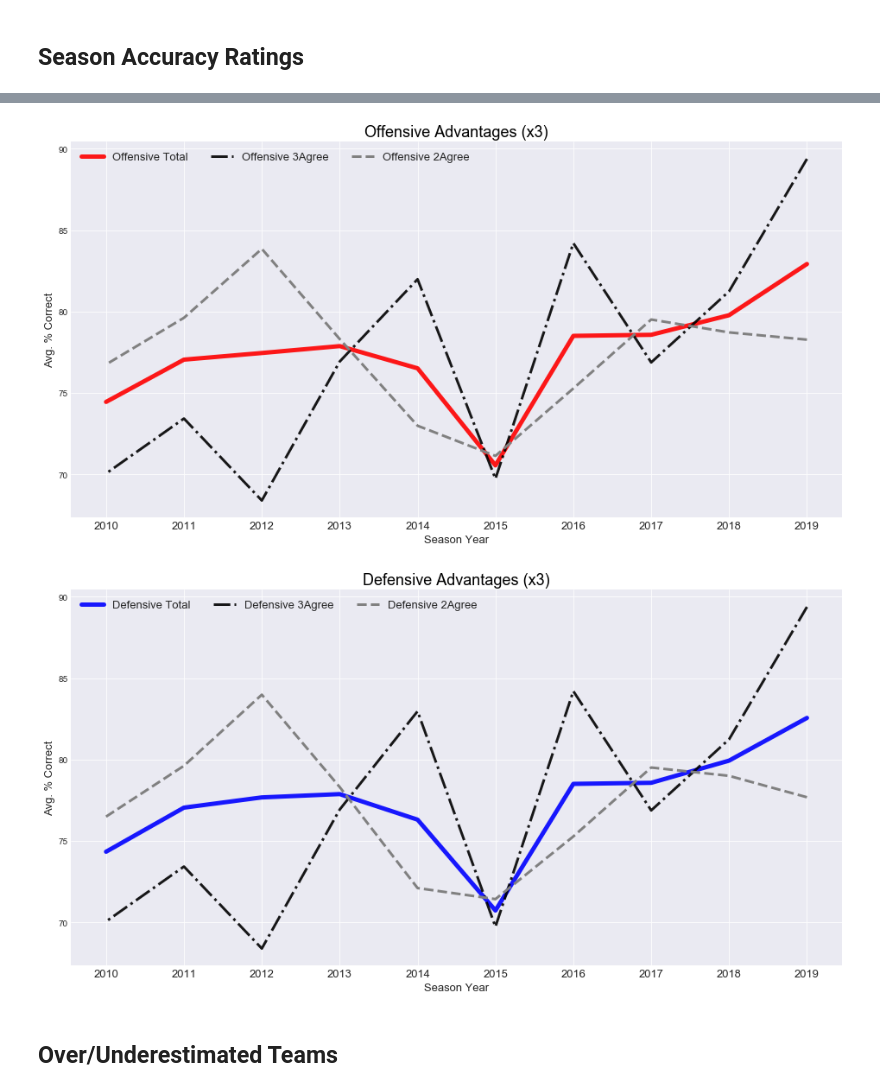
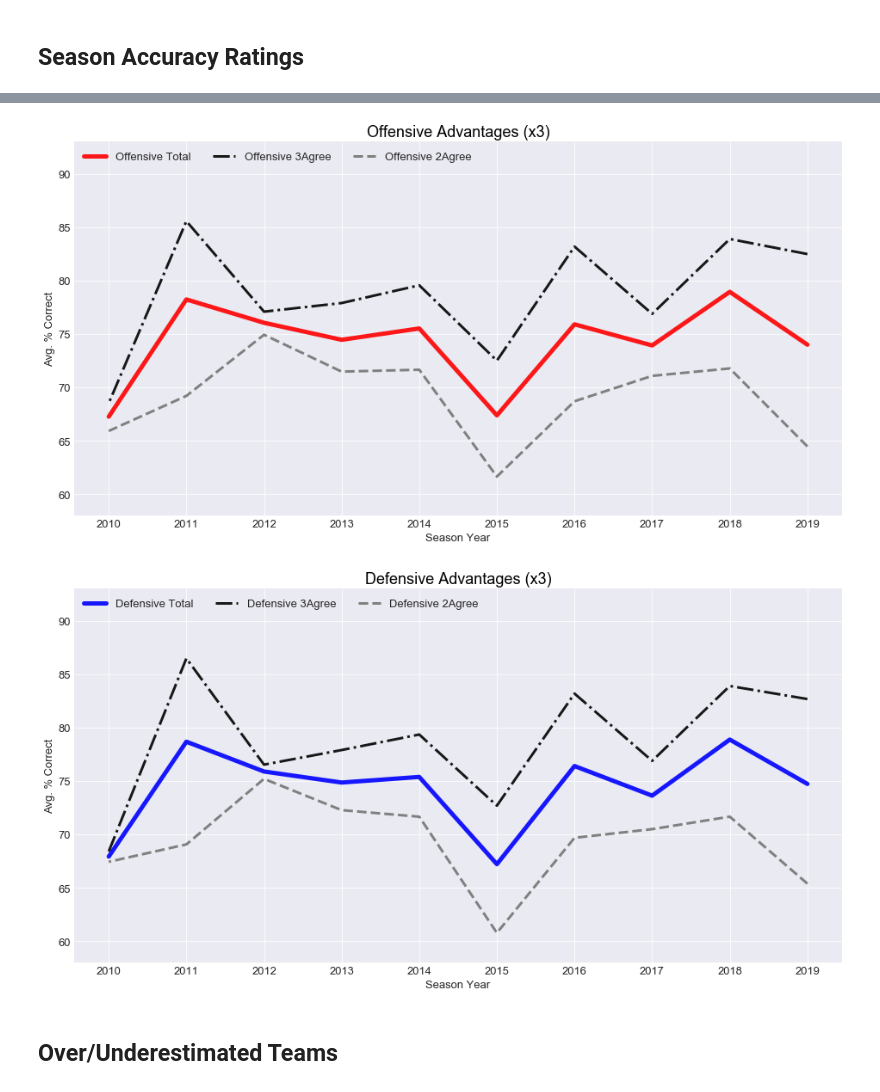
Before and after one commit to amnichols93/final_project, a Jupyter notebook: analyzing.ipynb, the cells around one changed output, grey strips where cells are left out. Saved outputs shown, nothing was run; the diff lists cells and outputs as text; code cells hidden in the pictures.

```diff
--- a/analyzing.ipynb
+++ b/analyzing.ipynb
@@ -177,6 +177,9 @@ def weekly_win_rate(weekly_df, team, opponent):
     if base_week_rate > opp_week_rate:
         weekrate_winner = team
         weekrate_perc = (base_week_rate/(base_week_rate + opp_week_rate)) * 100
+    elif base_week_rate == opp_week_rate:
+        weekrate_winner = 'Even'
+        weekrate_perc = 50
     else:
         weekrate_winner = opponent
         weekrate_perc = (opp_week_rate/(base_week_rate + opp_week_rate)) * 100
@@ -565,7 +587,6 @@ def method_accuracy(weekly_df, year=2020, adv='none'):
             if len(game_df) == 0:
                 pass
             else:
-                # print(f'{team} v. {opponent}')
                 base_majperc = majperc(df=weekly_df, base=team, adv=adv)
                 opp_majperc = majperc(df=weekly_df, base=opponent, adv=adv)
                 weekrate_winner, weekrate_perc = weekly_win_rate(weekly_df=weekly_df, team=team, opponent=opponent)
@@ -575,6 +596,23 @@ def method_accuracy(weekly_df, year=2020, adv='none'):
 
                 win_row = game_df.loc[(game_df['Results'] == 1)]
                 winner = win_row['Base_Team'].sum()
+
+                #print(f'Team: {team}; Opp: {opponent}; Winner: {winner}')
+
+                if weekrate_winner == 'Even':
+                    weekrate_winner = 'EvenW'
+                else:
+                    pass
+
+                if priorrate_winner == 'Even':
+                    priorrate_winner = 'EvenP'
+                else:
+                    pass
+
+                if advrate_winner == 'Even':
+                    advrate_winner = 'EvenA'
+                else:
+                    pass
 
                 if weekrate_winner == winner:
                     weekrate = weekrate + 1
@@ -607,6 +645,9 @@ def method_accuracy(weekly_df, year=2020, adv='none'):
                         two = two + 1
                         two_count = two_count + 1
                         count_sub = count_sub + 1
+                    elif weekrate_winner == advrate_winner:
+                        two_count = two_count + 1
+                        count_sub = count_sub + 1
                     else:
                         count_sub = count_sub + 1
                 elif advrate_winner == winner:
@@ -626,6 +667,8 @@ def method_accuracy(weekly_df, year=2020, adv='none'):
                     else:
                         count_sub = count_sub + 1
 
+                #print(f'Two Count: {two_count}; Three Count: {three_count}; Total: {count_sub}')
+
     tot_weekrate = round((weekrate/count_sub)*100,2)
     tot_priorrate = round((priorrate/count_sub)*100,2)
     tot_advrate = round((advrate/count_sub)*100,2)
@@ -640,13 +683,6 @@ def method_accuracy(weekly_df, year=2020, adv='none'):
     else:
         three_acc = round((three/three_count)*100,2)
 
-    #print(f'Week Rate Predictions: {tot_weekrate:.1f}% Accurate')
-    #print(f'Prior Rate Predictions: {tot_priorrate:.1f}% Accurate')
-    #print(f'Adv Rate Predictions: {tot_advrate:.1f}% Accurate')
-    #print('-')
-    #print(f'If All Metrics Agree: {three_acc:.1f}% Accuracy')
-    #print(f'If Two Metrics Agree: {two_acc:.1f}% Accuracy')
-
     return tot_weekrate, tot_priorrate, tot_advrate, three_acc, three_count, two_acc, two_count
 # %%
 def accuracy_df(year, adv='none'):
@@ -1152,6 +1182,7 @@ plt.plot(off_totacc_df['Season'], off_totacc_df['2Agree_Accuracy'], linestyle='d
 
 # Add legend
 plt.legend(loc=2, ncol=3, fontsize=13)
+plt.ylim(58, 93)
 plt.xticks(off_totacc_df['Season'], fontsize=13)
 plt.yticks(fontsize=13)
 
@@ -1163,34 +1194,35 @@ plt.ylabel("Avg. % Correct", fontsize=13)
 # Save
 plt.savefig('Resources/accuracy_data/figures/off_adv_linechart.png')
 # %% [output]
-[figure, old version]
+[figure, new version]
 # %%
 # style
 plt.style.use('seaborn-darkgrid')
 plt.figure(figsize=(16,8))
 
 # create a color palette
 palette = plt.get_cmap('Set1')
 
 # multiple line plot
 plt.plot(def_totacc_df['Season'], def_totacc_df['Total_Accuracy'], marker='', color='blue', linewidth=5, alpha=0.9, label='Defensive Total')
 plt.plot(def_totacc_df['Season'], def_totacc_df['3Agree_Accuracy'], linestyle='dashdot', marker='', color='black', linewidth=3, alpha=0.9, label='Defensive 3Agree')
 plt.plot(def_totacc_df['Season'], def_totacc_df['2Agree_Accuracy'], linestyle='dashed', marker='', color='gray', linewidth=3, alpha=1, label='Defensive 2Agree')
 
 # Add legend
 plt.legend(loc=2, ncol=3, fontsize=13)
+plt.ylim(58, 93)
 plt.xticks(def_totacc_df['Season'], fontsize=13)
 plt.yticks(fontsize=13)
 
 # Add titles
 plt.title("Defensive Advantages (x3)", loc='center', fontsize=18, fontweight=0, color='black')
 plt.xlabel("Season Year", fontsize=13)
 plt.ylabel("Avg. % Correct", fontsize=13)
 
 # Save
 plt.savefig('Resources/accuracy_data/figures/def_adv_linechart.png')
 # %% [output]
-[figure, old version]
+[figure, new version]
 # %% [markdown]
 ## Over/Underestimated Teams
 # %%
```
Also changed, not shown: parts of 22 cells of this notebook, 37 other files.
